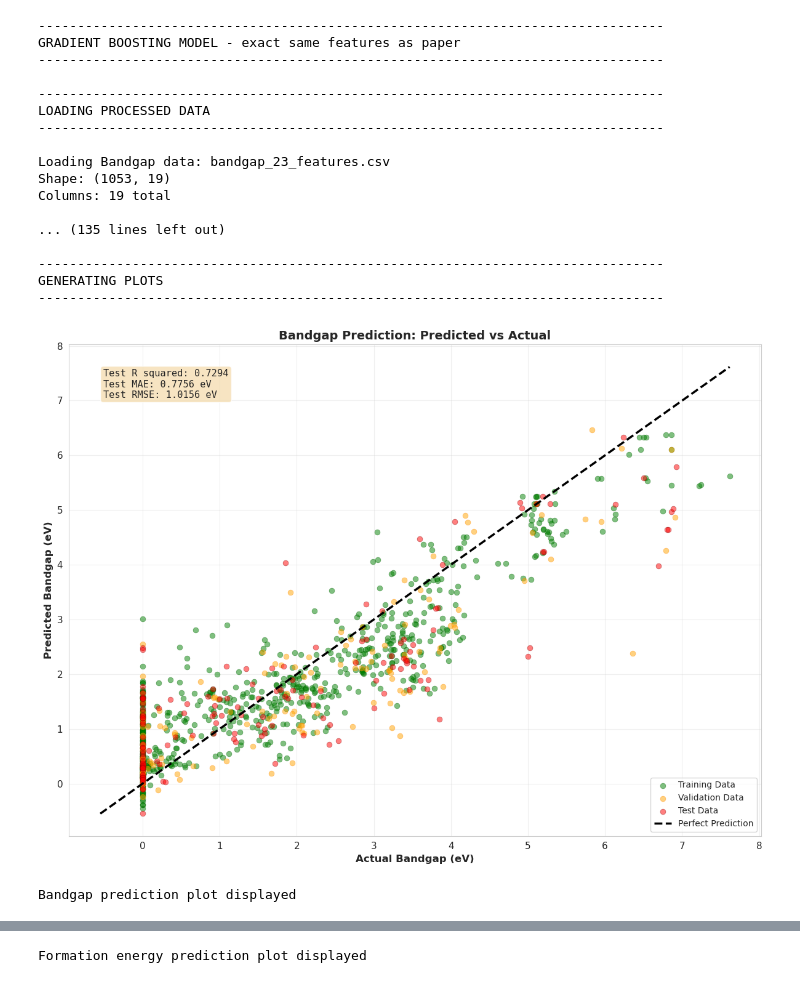
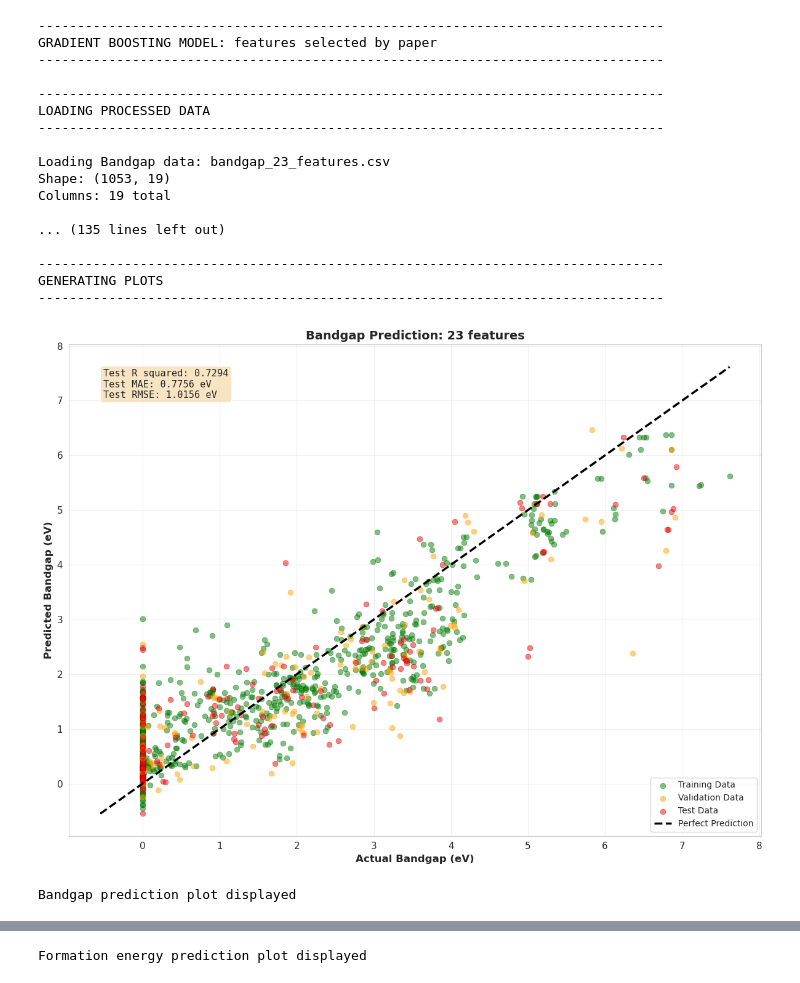
Before and after one commit to jetyue04/bandgap-prediction, a Jupyter notebook: notebooks/grad_boost.ipynb, the cells around one changed output, grey strips where cells are left out. Saved outputs shown, nothing was run; the diff lists cells and outputs as text; code cells hidden in the pictures.

Commit message:
adding the paper's features

```diff
--- a/notebooks/grad_boost.ipynb
+++ b/notebooks/grad_boost.ipynb
@@ -521,7 +563,7 @@ class BandgapPredictor:
         print("LOADING PROCESSED DATA")
         print("-"*80)
 
-        print(f"\nLoading Bandgap data: {bandgap_file}")
+        print(f"\nLoading Bandgap data: {'bandgap_23_features.csv'}")
         df_bandgap = pd.read_csv(bandgap_file)
         print(f"Shape: {df_bandgap.shape}")
         print(f"Columns: {len(df_bandgap.columns)} total")
@@ -855,7 +897,7 @@ class BandgapPredictor:
 
         ax.set_xlabel('Actual Bandgap (eV)', fontsize=12, fontweight='bold')
         ax.set_ylabel('Predicted Bandgap (eV)', fontsize=12, fontweight='bold')
-        ax.set_title('Bandgap Prediction: Predicted vs Actual', fontsize=14, fontweight='bold')
+        ax.set_title('Bandgap Prediction: 23 features', fontsize=14, fontweight='bold')
 
         textstr = f'Test R squared: {r2:.4f}\nTest MAE: {mae:.4f} eV\nTest RMSE: {rmse:.4f} eV'
         props = dict(boxstyle='round', facecolor='wheat', alpha=0.8)
@@ -892,7 +934,7 @@ class BandgapPredictor:
 
         ax.set_xlabel('Actual Formation Energy (eV/atom)', fontsize=12, fontweight='bold')
         ax.set_ylabel('Predicted Formation Energy (eV/atom)', fontsize=12, fontweight='bold')
-        ax.set_title('Formation Energy Prediction: Predicted vs Actual', fontsize=14, fontweight='bold')
+        ax.set_title('Formation Energy Prediction: 18 features', fontsize=14, fontweight='bold')
 
         textstr = f'Test R squared: {r2:.4f}\nTest MAE: {mae:.4f} eV/atom\nTest RMSE: {rmse:.4f} eV/atom'
         props = dict(boxstyle='round', facecolor='wheat', alpha=0.8)
@@ -905,9 +947,11 @@ class BandgapPredictor:
         plt.show()
         print("Formation energy prediction plot displayed")
 
+
     def run_full_pipeline(self, bandgap_file, formation_file):
         print("\n" + "-"*80)
-        print("GRADIENT BOOSTING MODEL - exact same features as paper")
+        print("GRADIENT BOOSTING MODEL: features selected by paper")
+
         print("-"*80)
 
         self.load_processed_data(bandgap_file, formation_file)
@@ -915,33 +959,33 @@ class BandgapPredictor:
         self.train_models()
         self.cross_validation()
         self.compare_models()
 
         self.plot_predictions()
 
 if __name__ == "__main__":
     predictor = BandgapPredictor(random_state=RANDOM_STATE)
 
     predictor.run_full_pipeline(
         bandgap_file='bandgap_23_features.csv',
         formation_file='formation_energy_18_features.csv'
     )
 # %% [output]
 --------------------------------------------------------------------------------
-GRADIENT BOOSTING MODEL - exact same features as paper
+GRADIENT BOOSTING MODEL: features selected by paper
 --------------------------------------------------------------------------------
 
 --------------------------------------------------------------------------------
 LOADING PROCESSED DATA
 --------------------------------------------------------------------------------
 
 Loading Bandgap data: bandgap_23_features.csv
 Shape: (1053, 19)
 Columns: 19 total
 
 ... (135 lines left out)
 
 --------------------------------------------------------------------------------
 GENERATING PLOTS
 --------------------------------------------------------------------------------
-[figure, old version]
+[figure, new version]
 Bandgap prediction plot displayed
```
Also changed, not shown: parts of 2 cells of this notebook.
